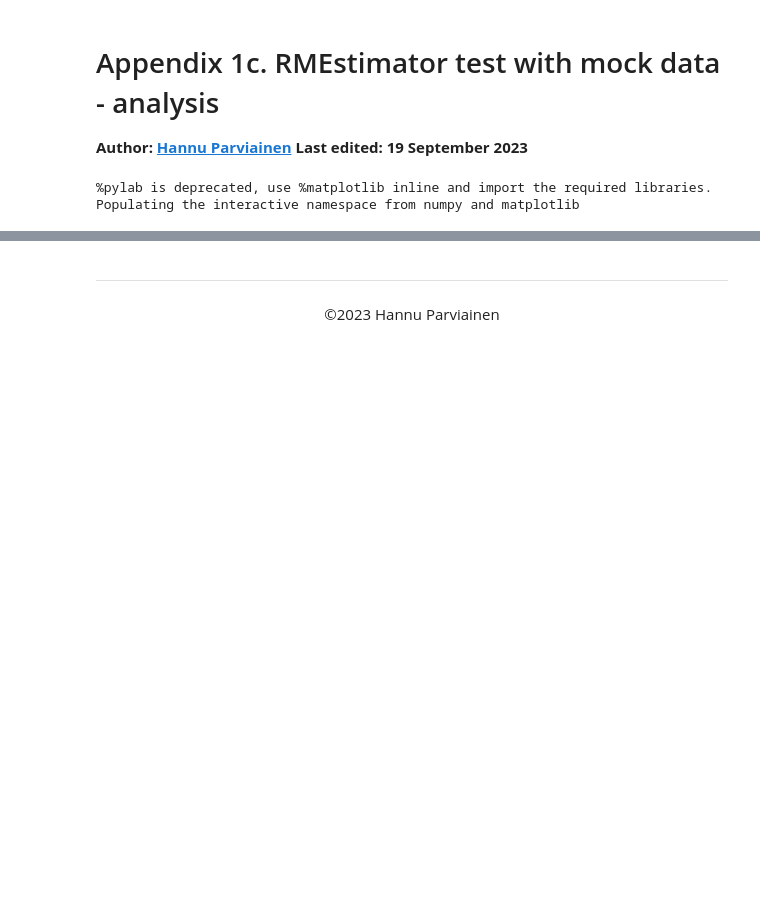
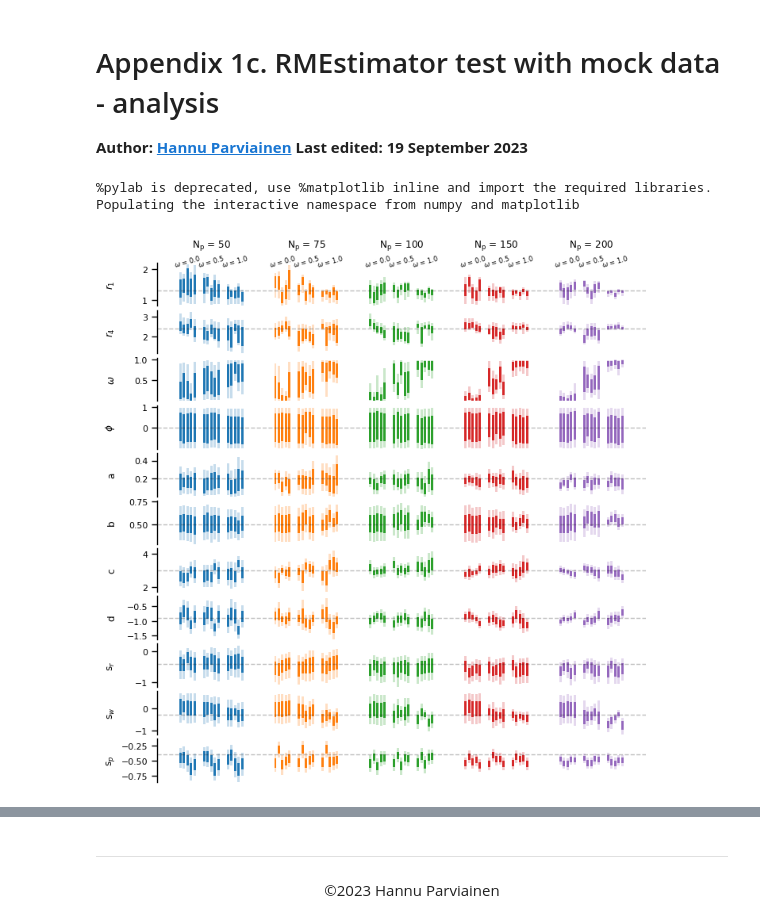
Before and after one commit to hpparvi/spright, a Jupyter notebook: notebooks/A1c_RMEstimator_mock_analysis.ipynb, the cells around one changed output, grey strips where cells are left out. Drawn from its saved outputs; the diff is of its cells as text; code cells hidden in the pictures; blank space fills up the shorter version.

```diff
--- a/notebooks/A1c_RMEstimator_mock_analysis.ipynb
+++ b/notebooks/A1c_RMEstimator_mock_analysis.ipynb
@@ -25 +33,42 @@ for f in  sorted(Path('.').glob('mock*.fits')):
+# %%
+pnames = '$r_1$', '$r_4$', '$\omega$', '$\phi$', 'a', 'b', 'c', 'd', 's$_r$', 's$_w$', 's$_p$'
+truths = 1.3, 2.4, 0.0, 0.0, 0.2, 0.5, 3.0, -0.9, -0.4, -0.3, -0.4
+
+with sb.plotting_context('paper', font_scale=0.9):
+    fig, axs = subplots(11, 1, figsize=(AAPGW, AAPGW), sharey='row')
+    ixs = {50:0, 75:1, 100:2, 150:3, 200:4}
+    iys = {0:0, 50:1, 100:2}
+    with catch_warnings():
+        simplefilter('ignore')
+        for (psize, ww, batch), rmr in rmrs.items():
+            for ip, p in enumerate(rmr.posterior_samples.columns):
+                ax = axs[ip]
+                pcs = percentile(rmr.posterior_samples[p], [50, 16, 84, 2.5, 97.5])
+                xbatch = 0.15*batch - 0.5*4*0.15
+                xww = iys[ww] - 1
+                x = 4*ixs[psize] + xww + xbatch
+                ax.bar(x, pcs[4]-pcs[3], bottom=pcs[3], width=0.1, fc=f'C{ixs[psize]}', alpha=0.25)
+                ax.bar(x, pcs[2]-pcs[1], bottom=pcs[1], width=0.1, fc=f'C{ixs[psize]}')
+
+    for ip, p in enumerate(rmr.posterior_samples.columns):
+        setp(axs[ip], ylabel=pnames[ip])
+        if ip != 2:
+            axs[ip].axhline(truths[ip], c='k', ls='--', lw=1, alpha=0.25)
+
+    ax = axs[0]
+    yl = ax.get_ylim()
+    yw = yl[1]-yl[0]
+    for i, psize in enumerate((50, 75, 100, 150, 200)):
+        ax.text(4*i, yl[1] + 0.25*yw, f"N$_\mathrm{{p}}$ = {psize}", va='bottom', ha='center')
+        for j, ww in enumerate((0.0, 0.5, 1.0)):
+            ax.text(4*i + j-1, yl[1] + 0.05*yw, f"$\omega$ = {ww}", va='center', ha='center', size=6, rotation=15)
+
+    setp(axs, xticks=[])
+    sb.despine(fig, bottom=True)
+    fig.align_ylabels()
+    fig.tight_layout()
+    fig.subplots_adjust(hspace=0.1)
+    fig.savefig('A1_mock_posteriors.pdf')
+# %% [output]
+[figure, added]
 # %%
```
Also changed, not shown: parts of 12 cells of this notebook, 7 other files.
